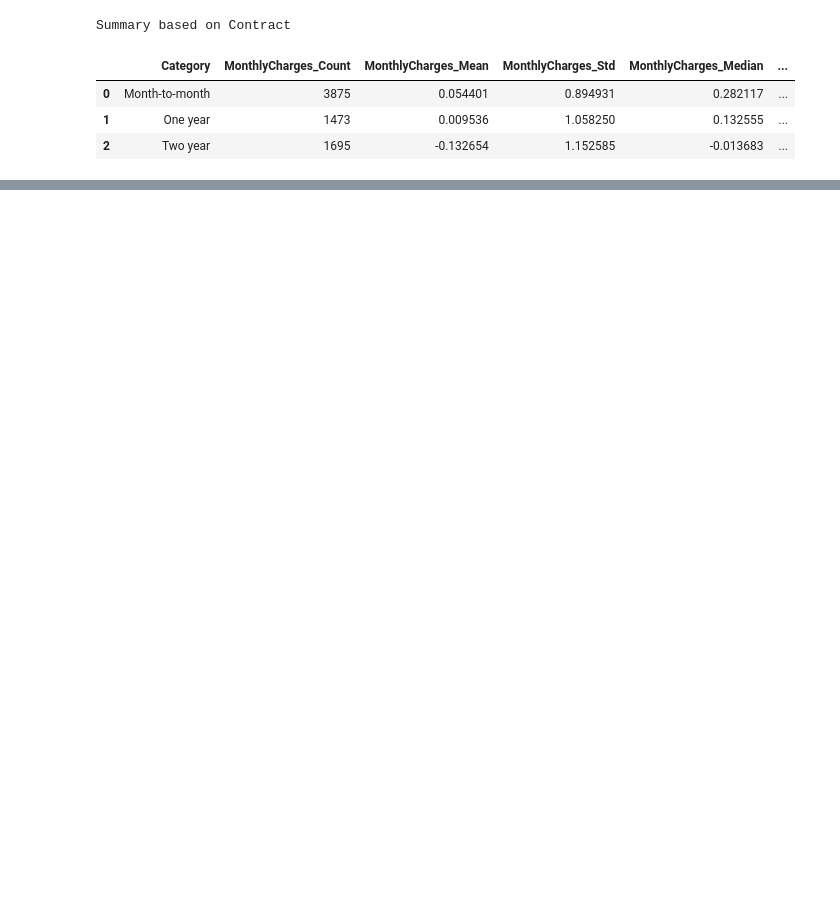
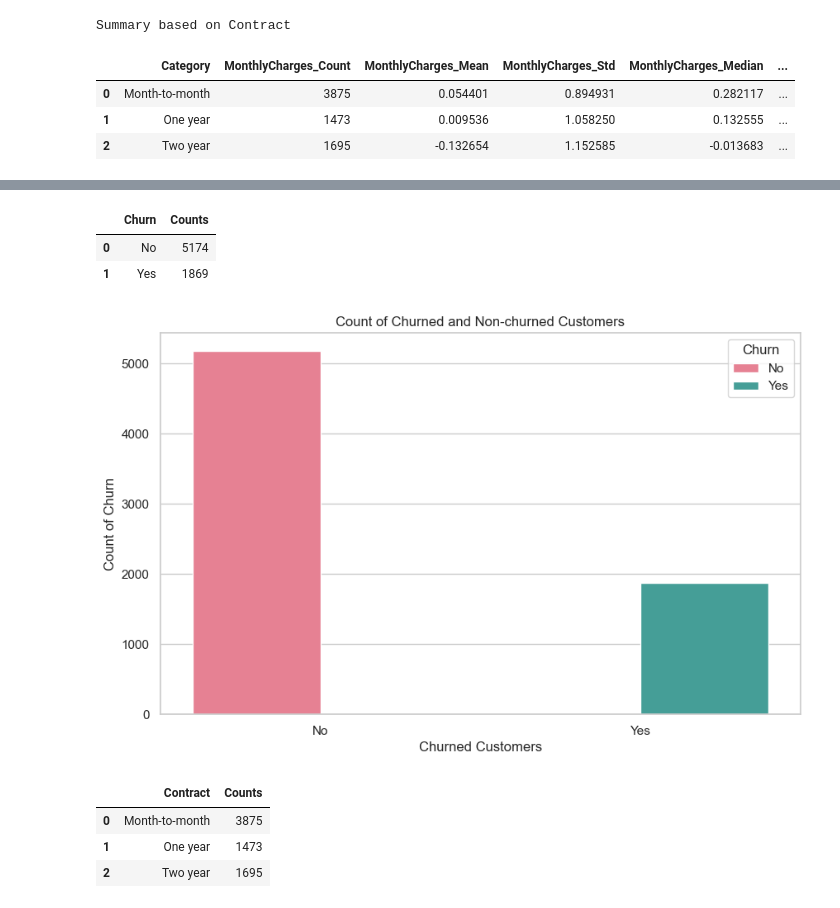
Before and after one commit to AleemahTheAnalyst/TELECOM, a Jupyter notebook: customer_chun.ipynb, the cells around one changed output, grey strips where cells are left out. Cells and saved outputs as stored; diff of their text form; code cells hidden in the pictures; blank space fills up the shorter version.

Commit message:
Added more visualisations.

```diff
--- a/customer_chun.ipynb
+++ b/customer_chun.ipynb
@@ -502,3 +506,17 @@ Summary based on Payment Method
 | 1 | Credit card (automatic) | 1522 | 0.058186 | 1.017433 | 0.274639 | ... |
 | 2 | Electronic check | 2365 | 0.382018 | 0.799446 | 0.524739 | ... |
 | 3 | Mailed check | 1612 | -0.692791 | 0.874593 | -0.999129 | ... |
+# %%
+telecom_count = telecom.groupby(by=['Churn']).size().reset_index(name='Counts')
+display(telecom_count)
+# %% [output]
+|  | Churn | Counts |
+| 0 | No | 5174 |
+| 1 | Yes | 1869 |
+# %%
+plt.figure(figsize=(10,6))
+sns.countplot(x='Churn', data=telecom, palette='husl', hue='Churn').set(
+    title = 'Count of Churned and Non-churned Customers', xlabel = 'Churned Customers', ylabel = 'Count of Churn')
+plt.show()
+# %% [output]
+[figure, added]
@@ -504,0 +527,8 @@ Summary based on Payment Method
+# %%
+telecom_contract_count = telecom.groupby(by=['Contract']).size().reset_index(name='Counts')
+display(telecom_contract_count)
+# %% [output]
+|  | Contract | Counts |
+| 0 | Month-to-month | 3875 |
+| 1 | One year | 1473 |
+| 2 | Two year | 1695 |
```
Also changed, not shown: parts of 14 cells of this notebook.
